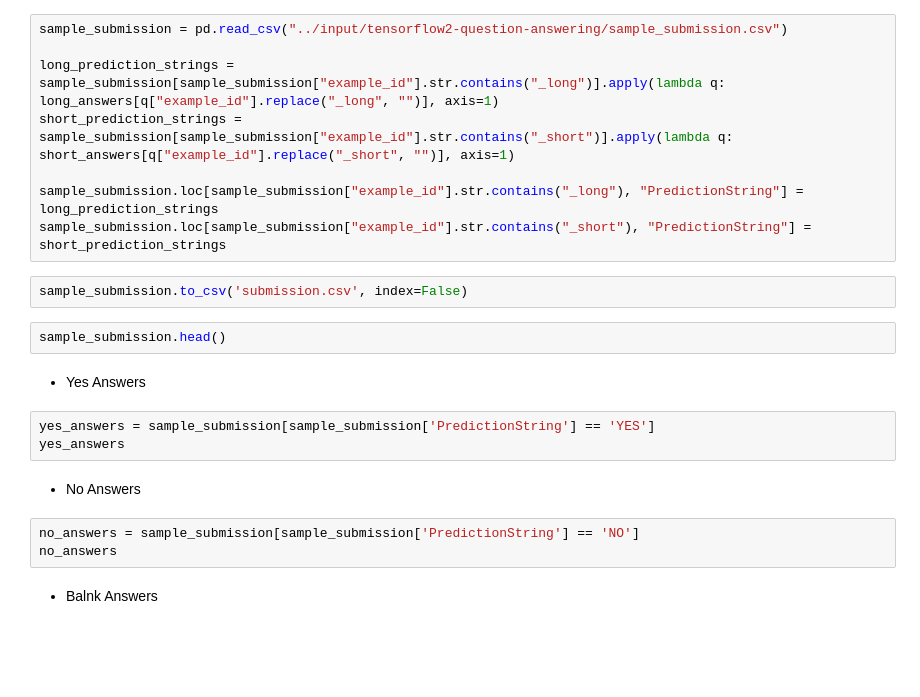
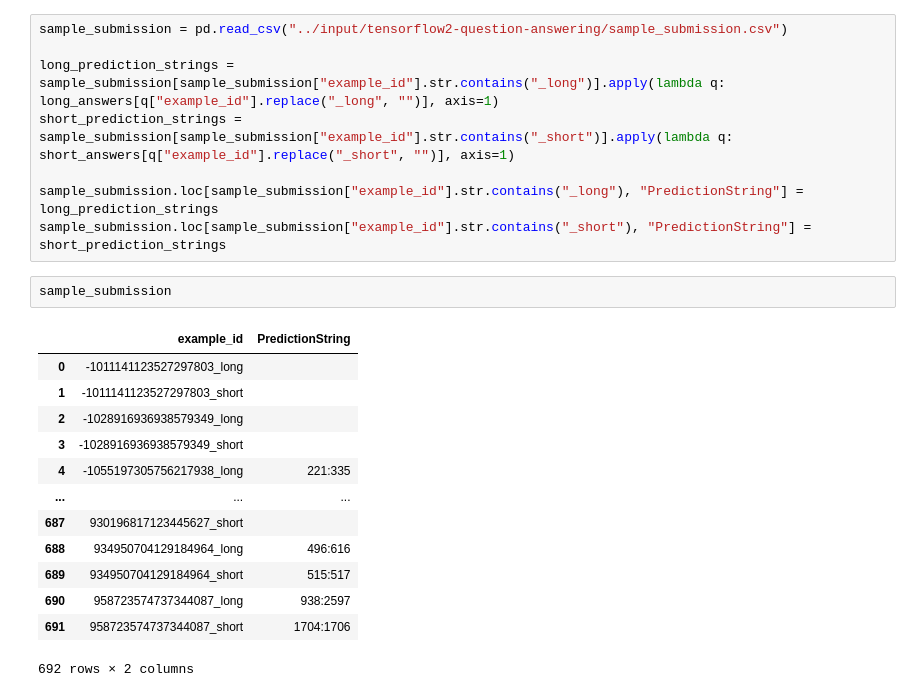
Before and after one commit to prohor33/tf2-question-answering, a Jupyter notebook: my/my_debug.ipynb, the cells around one changed output. Saved outputs shown, nothing was run; the diff lists cells and outputs as text; blank space fills up the shorter version.

```diff
--- a/my/my_debug.ipynb
+++ b/my/my_debug.ipynb
@@ -597,19 +614,19 @@ short_prediction_strings = sample_submission[sample_submission["example_id"].str
 
 sample_submission.loc[sample_submission["example_id"].str.contains("_long"), "PredictionString"] = long_prediction_strings
 sample_submission.loc[sample_submission["example_id"].str.contains("_short"), "PredictionString"] = short_prediction_strings
-# %%
-sample_submission.to_csv('submission.csv', index=False)
 # %%
-sample_submission.head()
+sample_submission
+# %% [output]
+|  | example_id | PredictionString |
+| 0 | -1011141123527297803_long |  |
+| 1 | -1011141123527297803_short |  |
+| 2 | -1028916936938579349_long |  |
+| 3 | -1028916936938579349_short |  |
+| 4 | -1055197305756217938_long | 221:335 |
+| ... | ... | ... |
+| 687 | 930196817123445627_short |  |
+| 688 | 934950704129184964_long | 496:616 |
+| 689 | 934950704129184964_short | 515:517 |
+| 690 | 958723574737344087_long | 938:2597 |
+| 691 | 958723574737344087_short | 1704:1706 |
+692 rows × 2 columns
-# %% [markdown]
-* Yes Answers
-# %%
-yes_answers = sample_submission[sample_submission['PredictionString'] == 'YES']
-yes_answers
-# %% [markdown]
-* No Answers
-# %%
-no_answers = sample_submission[sample_submission['PredictionString'] == 'NO']
-no_answers
-# %% [markdown]
-* Balnk Answers
```
Also changed, not shown: parts of 43 cells of this notebook, 1 other file.
